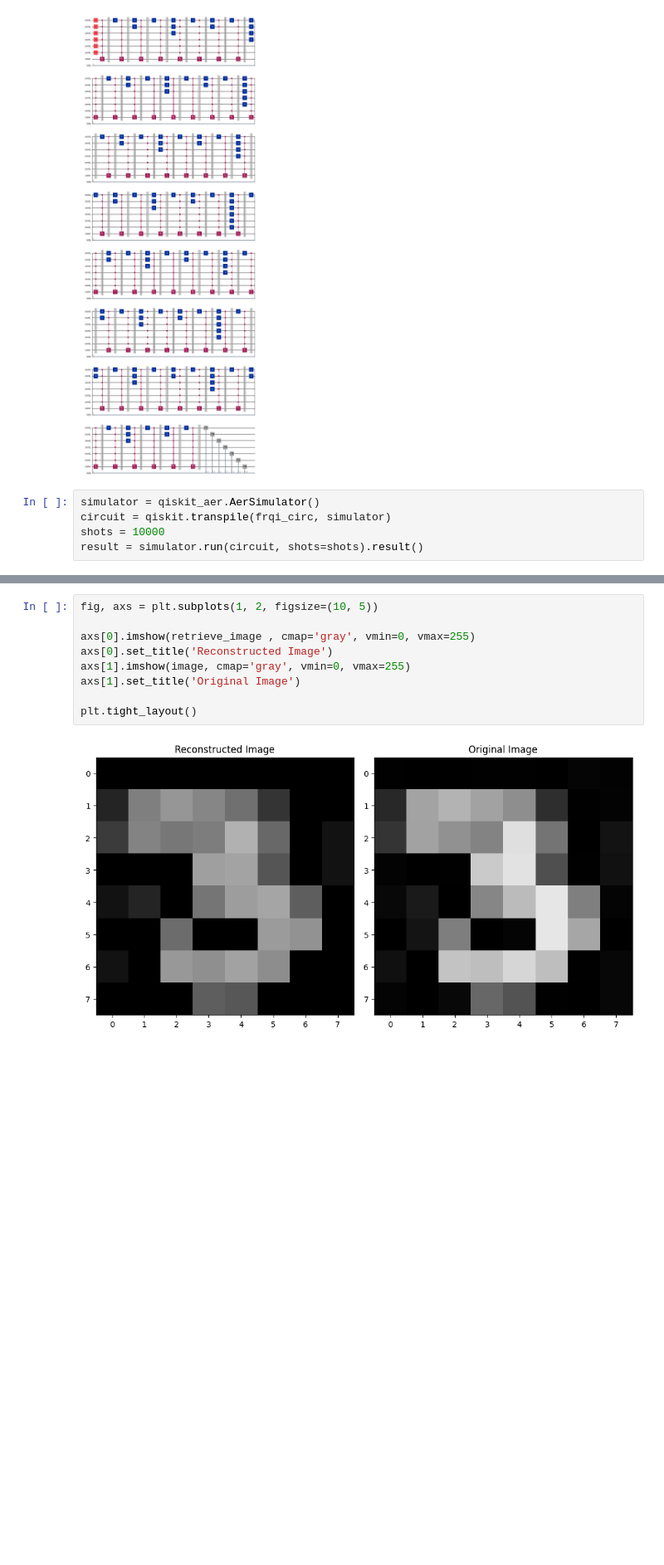
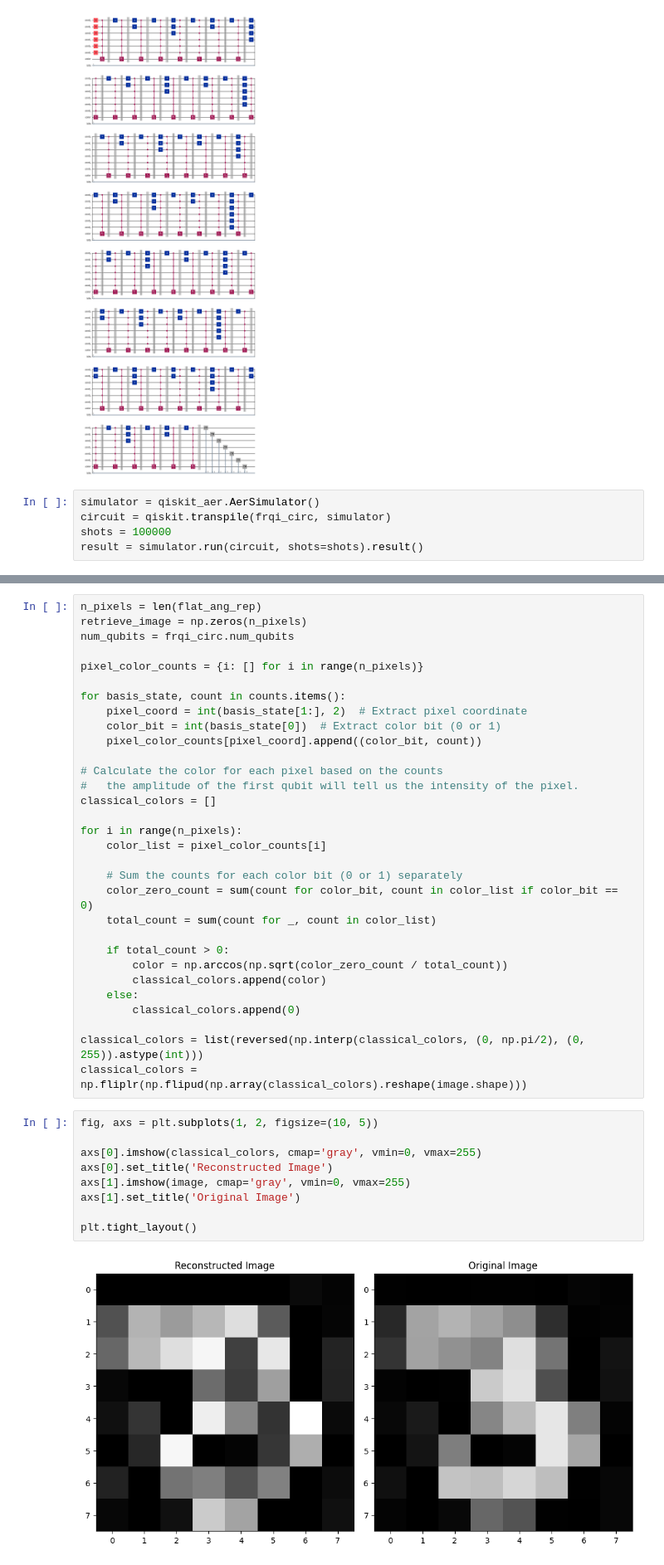
Before and after one commit to uriballo/quantum-encodings, a Jupyter notebook: FRQI.ipynb, the cells around one changed output, grey strips where cells are left out. Shown: that part at 83% size. Drawn from its saved outputs; the diff is of its cells as text; blank space fills up the shorter version.

```diff
--- a/FRQI.ipynb
+++ b/FRQI.ipynb
@@ -86,7 +83,7 @@ frqi_circ.draw(output='mpl')
 # %%
 simulator = qiskit_aer.AerSimulator()
 circuit = qiskit.transpile(frqi_circ, simulator)
-shots = 10000
+shots = 100000
 result = simulator.run(circuit, shots=shots).result()
 # %%
 counts = result.get_counts(circuit)
@@ -137,11 +95,42 @@ print(image)
+# %%
+n_pixels = len(flat_ang_rep)
+retrieve_image = np.zeros(n_pixels)
+num_qubits = frqi_circ.num_qubits
+
+pixel_color_counts = {i: [] for i in range(n_pixels)}
+
+for basis_state, count in counts.items():
+    pixel_coord = int(basis_state[1:], 2)  # Extract pixel coordinate
+    color_bit = int(basis_state[0])  # Extract color bit (0 or 1)
+    pixel_color_counts[pixel_coord].append((color_bit, count))
+
+# Calculate the color for each pixel based on the counts
+#   the amplitude of the first qubit will tell us the intensity of the pixel.
+classical_colors = []
+
+for i in range(n_pixels):
+    color_list = pixel_color_counts[i]
+
+    # Sum the counts for each color bit (0 or 1) separately
+    color_zero_count = sum(count for color_bit, count in color_list if color_bit == 0)
+    total_count = sum(count for _, count in color_list)
+
+    if total_count > 0:
+        color = np.arccos(np.sqrt(color_zero_count / total_count))
+        classical_colors.append(color)
+    else:
+        classical_colors.append(0)
+
+classical_colors = list(reversed(np.interp(classical_colors, (0, np.pi/2), (0, 255)).astype(int)))
+classical_colors = np.fliplr(np.flipud(np.array(classical_colors).reshape(image.shape)))
 # %%
 fig, axs = plt.subplots(1, 2, figsize=(10, 5))
 
-axs[0].imshow(retrieve_image , cmap='gray', vmin=0, vmax=255)
+axs[0].imshow(classical_colors, cmap='gray', vmin=0, vmax=255)
 axs[0].set_title('Reconstructed Image')
 axs[1].imshow(image, cmap='gray', vmin=0, vmax=255)
 axs[1].set_title('Original Image')
 
 plt.tight_layout()
 # %% [output]
-[figure, old version]
+[figure, new version]
```
Also changed, not shown: parts of 5 cells of this notebook.
